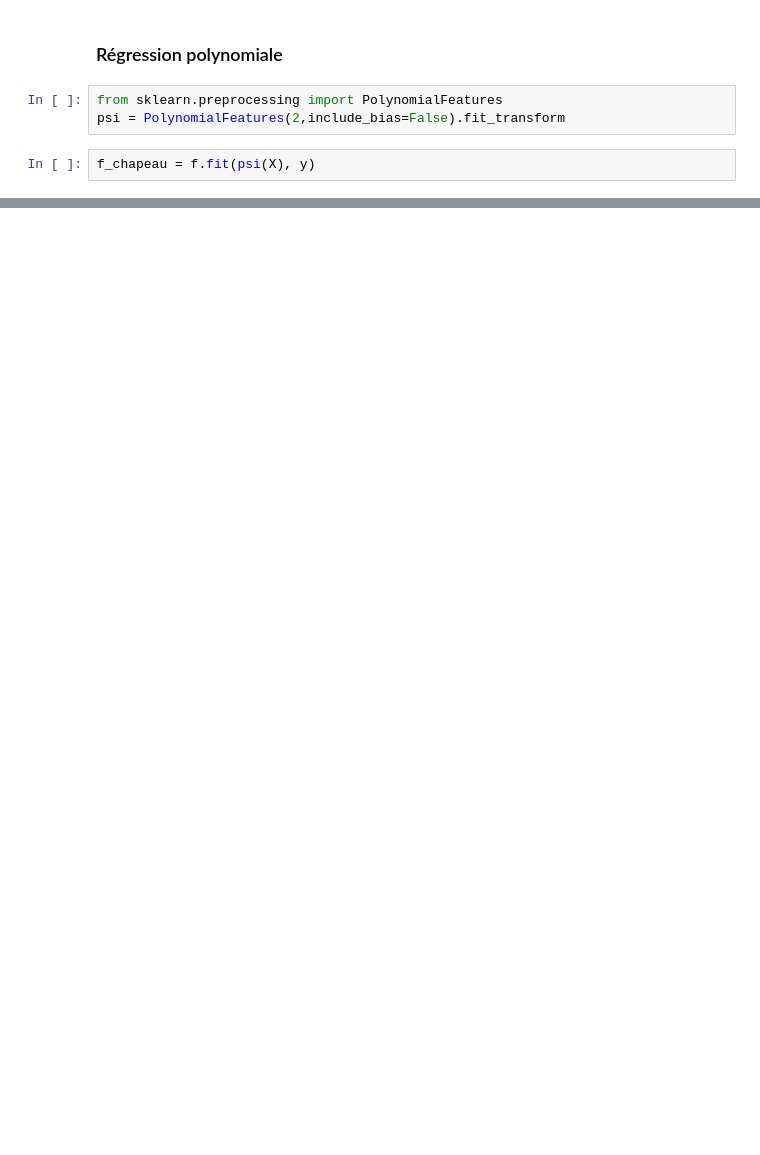
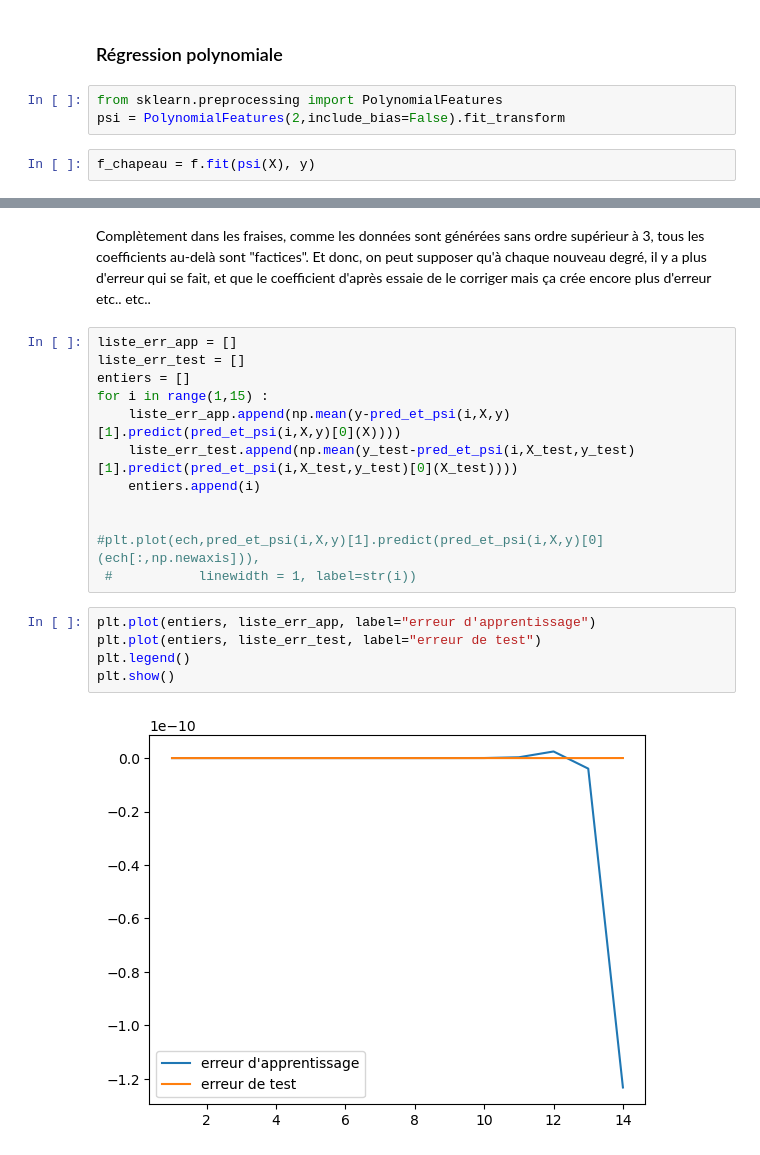
Before and after one commit to tpaquier/machine_learning_2A, a Jupyter notebook: Part_I_OLS.ipynb, the cells around one changed output, grey strips where cells are left out. Cells and saved outputs as stored; diff of their text form; blank space fills up the shorter version.

```diff
--- a/ML_TP2.ipynb
+++ b/Part_I_OLS.ipynb
@@ -372,0 +443,21 @@ f_chapeau.coef_[0]
+# %% [markdown]
+Complètement dans les fraises, comme les données sont générées sans ordre supérieur à 3, tous les coefficients au-delà sont "factices". Et donc, on peut supposer qu'à chaque nouveau degré, il y a plus d'erreur qui se fait, et que le coefficient d'après essaie de le corriger mais ça crée encore plus d'erreur etc.. etc..
+# %%
+liste_err_app = []
+liste_err_test = []
+entiers = []
+for i in range(1,15) :
+    liste_err_app.append(np.mean(y-pred_et_psi(i,X,y)[1].predict(pred_et_psi(i,X,y)[0](X))))
+    liste_err_test.append(np.mean(y_test-pred_et_psi(i,X_test,y_test)[1].predict(pred_et_psi(i,X_test,y_test)[0](X_test))))
+    entiers.append(i)
+
+
+#plt.plot(ech,pred_et_psi(i,X,y)[1].predict(pred_et_psi(i,X,y)[0](ech[:,np.newaxis])),
+ #           linewidth = 1, label=str(i))
+# %%
+plt.plot(entiers, liste_err_app, label="erreur d'apprentissage")
+plt.plot(entiers, liste_err_test, label="erreur de test")
+plt.legend()
+plt.show()
+# %% [output]
+[figure, added]
```
Also changed, not shown: parts of 26 cells of this notebook.
